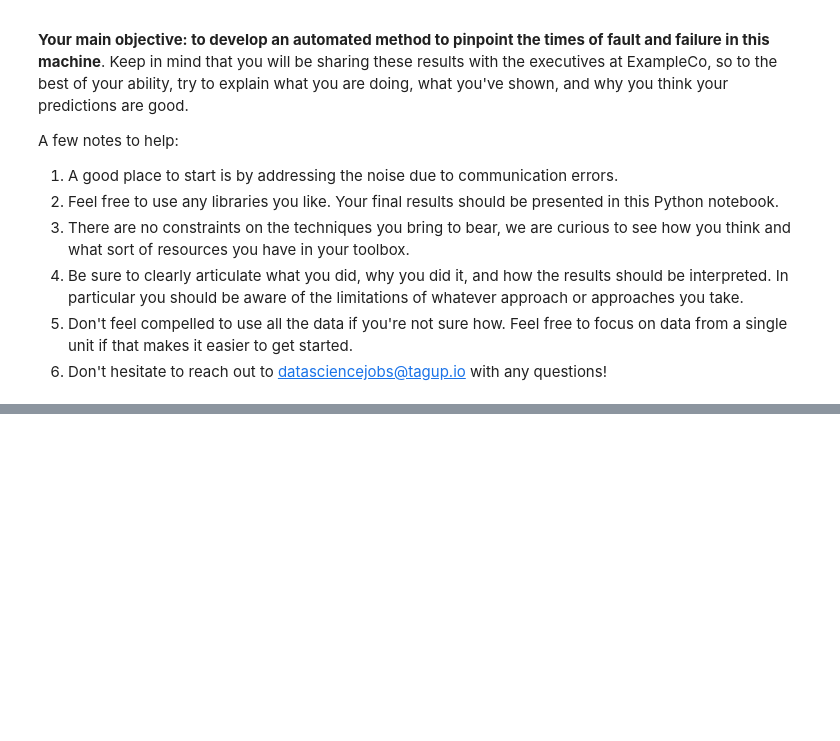
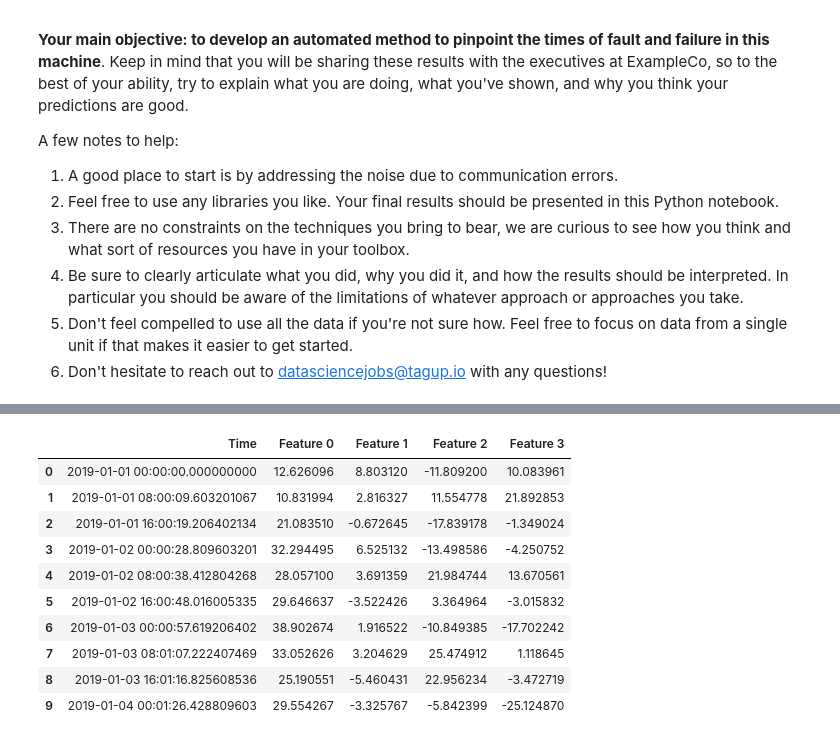
Before and after one commit to ethankim00/TimeSeriesAnalysis, a Jupyter notebook: data-science/Data_science_exercise.ipynb, the cells around one changed output, grey strips where cells are left out. Drawn from its saved outputs; the diff is of its cells as text; code cells hidden in the pictures; blank space fills up the shorter version.

```diff
--- a/data-science/Data_science_exercise.ipynb
+++ b/data-science/Data_science_exercise.ipynb
@@ -38,0 +57,15 @@ FileNotFoundError: [Errno 2] File exampleco_data/machine_0.csv does not exist: '
+# %%
+# look at data
+machines[0].head(10)
+# %% [output]
+|  | Time | Feature 0 | Feature 1 | Feature 2 | Feature 3 |
+| 0 | 2019-01-01 00:00:00.000000000 | 12.626096 | 8.803120 | -11.809200 | 10.083961 |
+| 1 | 2019-01-01 08:00:09.603201067 | 10.831994 | 2.816327 | 11.554778 | 21.892853 |
+| 2 | 2019-01-01 16:00:19.206402134 | 21.083510 | -0.672645 | -17.839178 | -1.349024 |
+| 3 | 2019-01-02 00:00:28.809603201 | 32.294495 | 6.525132 | -13.498586 | -4.250752 |
+| 4 | 2019-01-02 08:00:38.412804268 | 28.057100 | 3.691359 | 21.984744 | 13.670561 |
+| 5 | 2019-01-02 16:00:48.016005335 | 29.646637 | -3.522426 | 3.364964 | -3.015832 |
+| 6 | 2019-01-03 00:00:57.619206402 | 38.902674 | 1.916522 | -10.849385 | -17.702242 |
+| 7 | 2019-01-03 08:01:07.222407469 | 33.052626 | 3.204629 | 25.474912 | 1.118645 |
+| 8 | 2019-01-03 16:01:16.825608536 | 25.190551 | -5.460431 | 22.956234 | -3.472719 |
+| 9 | 2019-01-04 00:01:26.428809603 | 29.554267 | -3.325767 | -5.842399 | -25.124870 |
```
Also changed, not shown: parts of 19 cells of this notebook, 3 other files.
